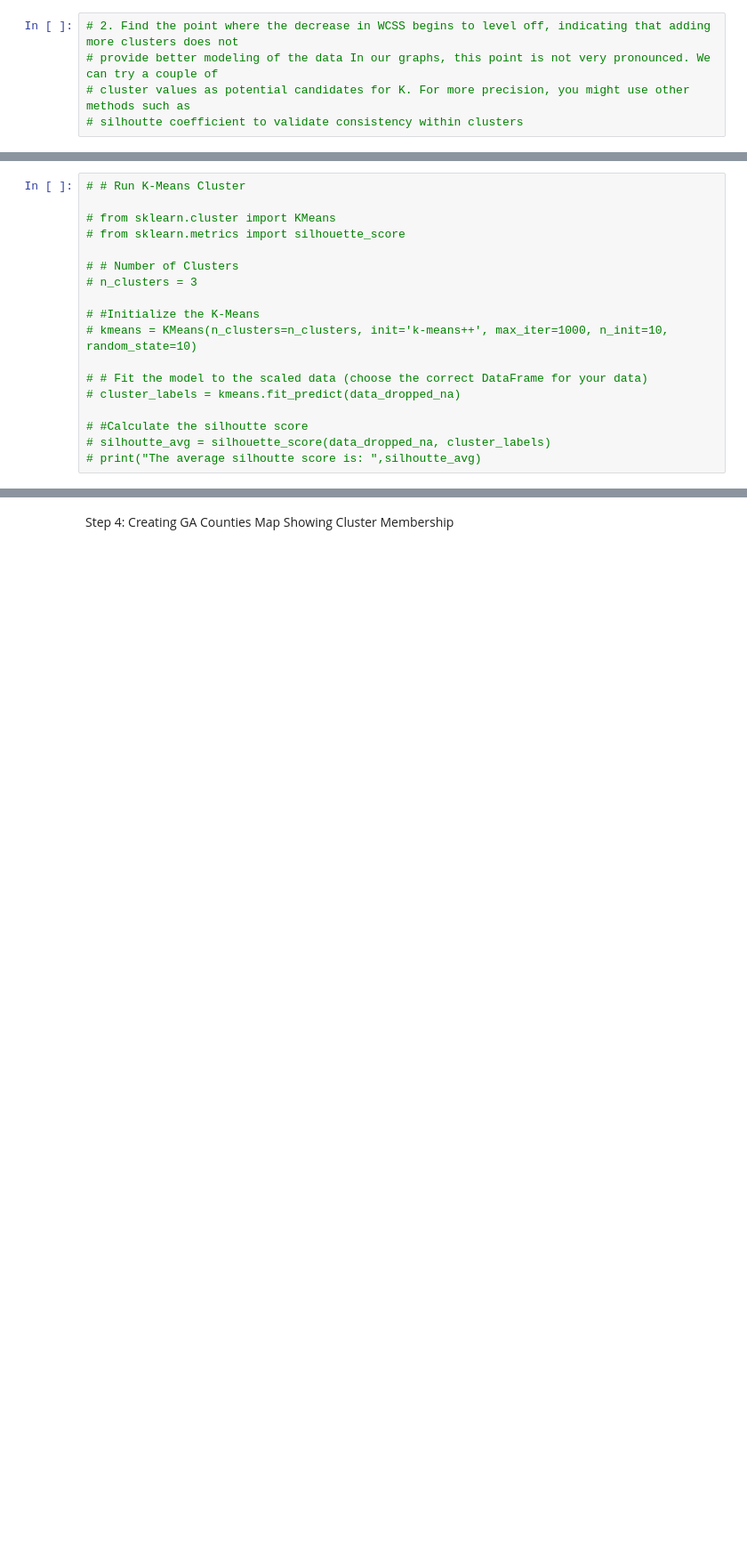
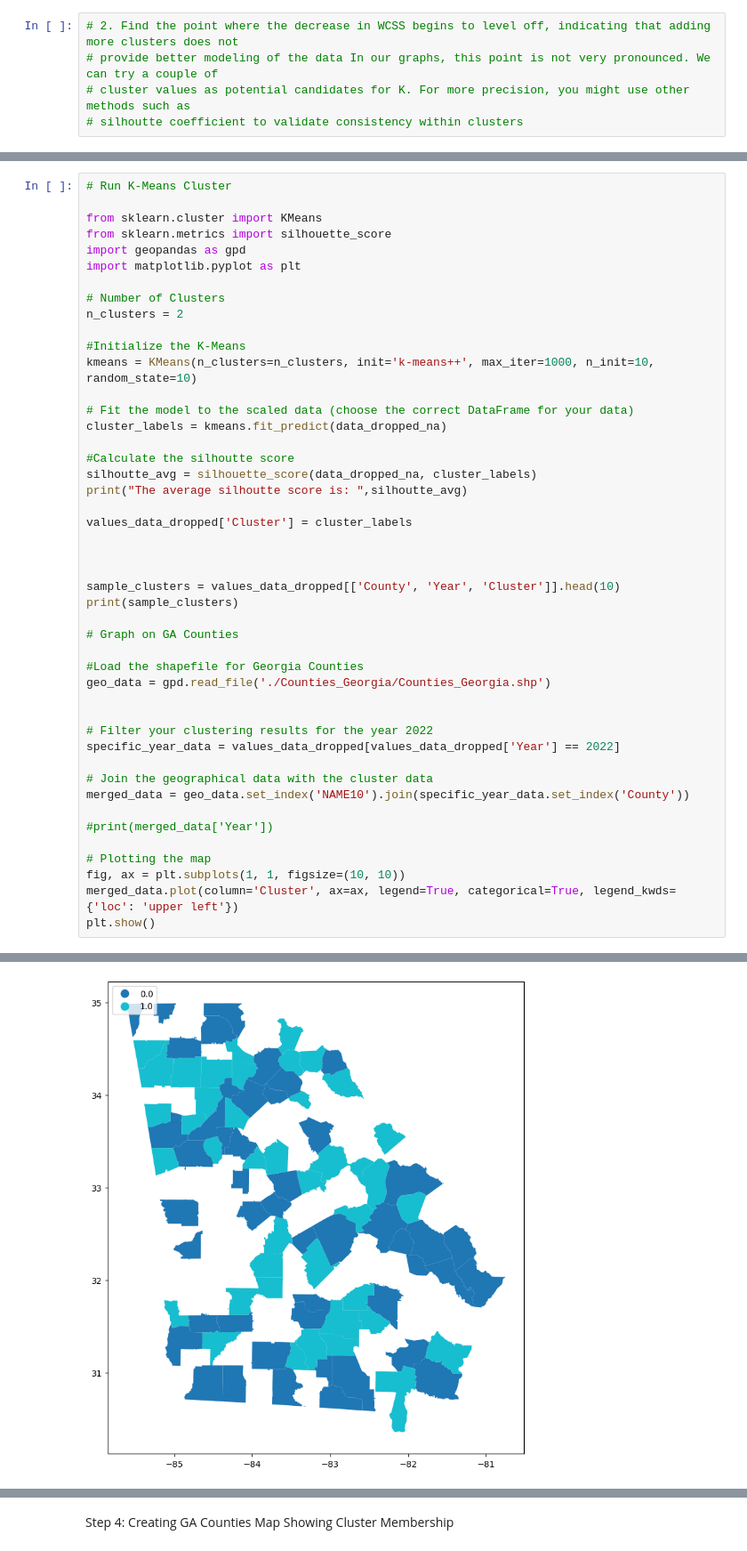
Before and after one commit to nikita-jha/BastosLab, a Jupyter notebook: ML_Analysis/clustering.ipynb, the cells around one changed output, grey strips where cells are left out. Shown: that part at 89% size. Drawn from its saved outputs; the diff is of its cells as text; blank space fills up the shorter version.

```diff
--- a/ML_Analysis/clustering.ipynb
+++ b/ML_Analysis/clustering.ipynb
@@ -212,19 +242,47 @@ The average silhoutte score is:  0.4817777441300333
 # %%
-# # Run K-Means Cluster
+# Run K-Means Cluster
 
-# from sklearn.cluster import KMeans
-# from sklearn.metrics import silhouette_score
+from sklearn.cluster import KMeans
+from sklearn.metrics import silhouette_score
+import geopandas as gpd
+import matplotlib.pyplot as plt
 
-# # Number of Clusters
-# n_clusters = 3
+# Number of Clusters
+n_clusters = 2
 
-# #Initialize the K-Means
-# kmeans = KMeans(n_clusters=n_clusters, init='k-means++', max_iter=1000, n_init=10, random_state=10)
+#Initialize the K-Means
+kmeans = KMeans(n_clusters=n_clusters, init='k-means++', max_iter=1000, n_init=10, random_state=10)
 
-# # Fit the model to the scaled data (choose the correct DataFrame for your data)
-# cluster_labels = kmeans.fit_predict(data_dropped_na)
+# Fit the model to the scaled data (choose the correct DataFrame for your data)
+cluster_labels = kmeans.fit_predict(data_dropped_na)
 
-# #Calculate the silhoutte score
-# silhoutte_avg = silhouette_score(data_dropped_na, cluster_labels)
-# print("The average silhoutte score is: ",silhoutte_avg)
+#Calculate the silhoutte score
+silhoutte_avg = silhouette_score(data_dropped_na, cluster_labels)
+print("The average silhoutte score is: ",silhoutte_avg)
+
+values_data_dropped['Cluster'] = cluster_labels
+
+
+
+sample_clusters = values_data_dropped[['County', 'Year', 'Cluster']].head(10)
+print(sample_clusters)
+
+# Graph on GA Counties
+
+#Load the shapefile for Georgia Counties
+geo_data = gpd.read_file('./Counties_Georgia/Counties_Georgia.shp')
+
+
+# Filter your clustering results for the year 2022
+specific_year_data = values_data_dropped[values_data_dropped['Year'] == 2022]
+
+# Join the geographical data with the cluster data
+merged_data = geo_data.set_index('NAME10').join(specific_year_data.set_index('County'))
+
+#print(merged_data['Year'])
+
+# Plotting the map
+fig, ax = plt.subplots(1, 1, figsize=(10, 10))
+merged_data.plot(column='Cluster', ax=ax, legend=True, categorical=True, legend_kwds={'loc': 'upper left'})
+plt.show()
 # %% [output]
@@ -231,0 +301 @@ The average silhoutte score is:  0.4342293178141904
+[figure, added]
```
Also changed, not shown: parts of 10 cells of this notebook.
